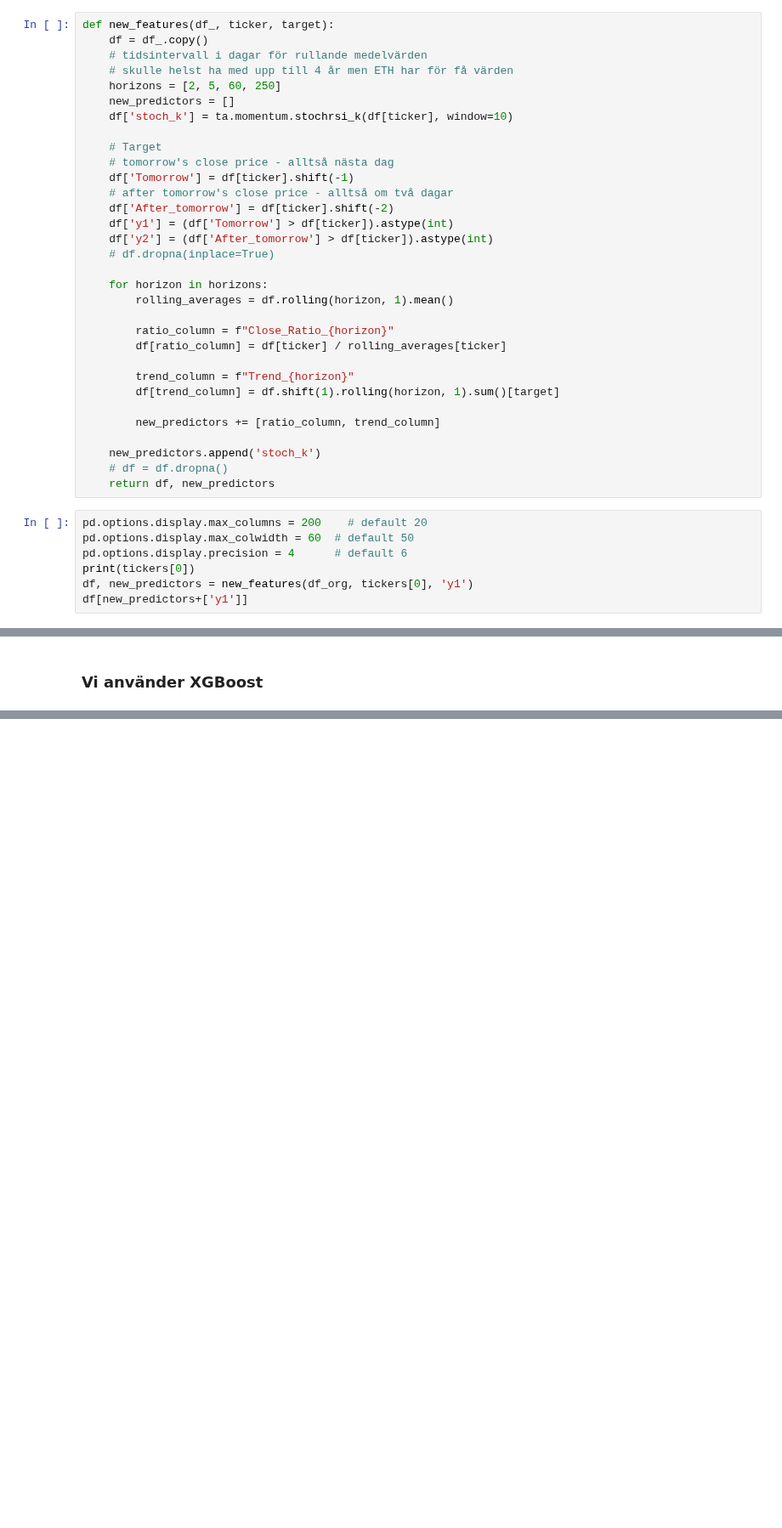
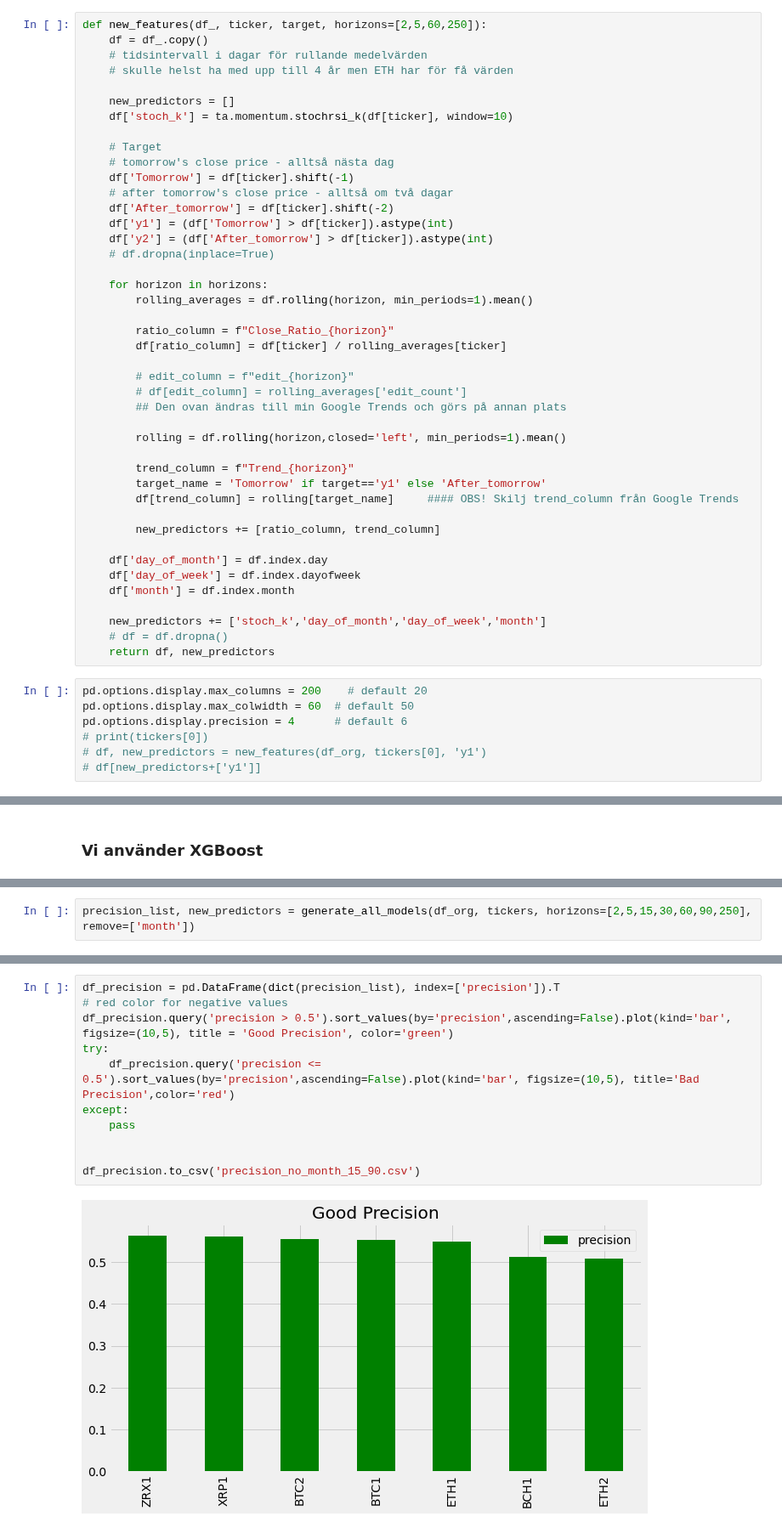
Before and after one commit to carokanns/the_new_Krypto, a Jupyter notebook: new_skapa_modeller.ipynb, the cells around one changed output, grey strips where cells are left out. Shown at 85% size. Cells and saved outputs as stored; diff of their text form; blank space fills up the shorter version.

Commit message:
improved models

```diff
--- a/new_skapa_modeller.ipynb
+++ b/new_skapa_modeller.ipynb
@@ -214,11 +153,11 @@ def print_results(predictions, target):
 # %% [markdown]
 ### Beräkna predictors
 # %%
-def new_features(df_, ticker, target):
+def new_features(df_, ticker, target, horizons=[2,5,60,250]):
     df = df_.copy()
     # tidsintervall i dagar för rullande medelvärden
     # skulle helst ha med upp till 4 år men ETH har för få värden
-    horizons = [2, 5, 60, 250]
+
     new_predictors = []
     df['stoch_k'] = ta.momentum.stochrsi_k(df[ticker], window=10)
 
@@ -232,23 +171,34 @@ def new_features(df_, ticker, target):
     # df.dropna(inplace=True)
 
     for horizon in horizons:
-        rolling_averages = df.rolling(horizon, 1).mean()
+        rolling_averages = df.rolling(horizon, min_periods=1).mean()
 
         ratio_column = f"Close_Ratio_{horizon}"
         df[ratio_column] = df[ticker] / rolling_averages[ticker]
 
+        # edit_column = f"edit_{horizon}"
+        # df[edit_column] = rolling_averages['edit_count']
+        ## Den ovan ändras till min Google Trends och görs på annan plats
+
+        rolling = df.rolling(horizon,closed='left', min_periods=1).mean()
+
         trend_column = f"Trend_{horizon}"
-        df[trend_column] = df.shift(1).rolling(horizon, 1).sum()[target]
+        target_name = 'Tomorrow' if target=='y1' else 'After_tomorrow'
+        df[trend_column] = rolling[target_name]     #### OBS! Skilj trend_column från Google Trends
 
         new_predictors += [ratio_column, trend_column]
 
-    new_predictors.append('stoch_k')
+    df['day_of_month'] = df.index.day
+    df['day_of_week'] = df.index.dayofweek
+    df['month'] = df.index.month
+
+    new_predictors += ['stoch_k','day_of_month','day_of_week','month']
     # df = df.dropna()
     return df, new_predictors
 # %%
 pd.options.display.max_columns = 200    # default 20
 pd.options.display.max_colwidth = 60  # default 50
 pd.options.display.precision = 4      # default 6
-print(tickers[0])
-df, new_predictors = new_features(df_org, tickers[0], 'y1')
-df[new_predictors+['y1']]
+# print(tickers[0])
+# df, new_predictors = new_features(df_org, tickers[0], 'y1')
+# df[new_predictors+['y1']]
@@ -527,0 +305,2 @@ loaded_model.best_ntree_limit
+# %%
+precision_list, new_predictors = generate_all_models(df_org, tickers, horizons=[2,5,15,30,60,90,250], remove=['month'])
@@ -527,0 +396,13 @@ loaded_model.best_ntree_limit
+# %%
+df_precision = pd.DataFrame(dict(precision_list), index=['precision']).T
+# red color for negative values
+df_precision.query('precision > 0.5').sort_values(by='precision',ascending=False).plot(kind='bar', figsize=(10,5), title = 'Good Precision', color='green')
+try:
+    df_precision.query('precision <= 0.5').sort_values(by='precision',ascending=False).plot(kind='bar', figsize=(10,5), title='Bad Precision',color='red')
+except:
+    pass
+
+
+df_precision.to_csv('precision_no_month_15_90.csv')
+# %% [output]
+[figure, added]
```
Also changed, not shown: parts of 21 cells of this notebook, 13 other files.
